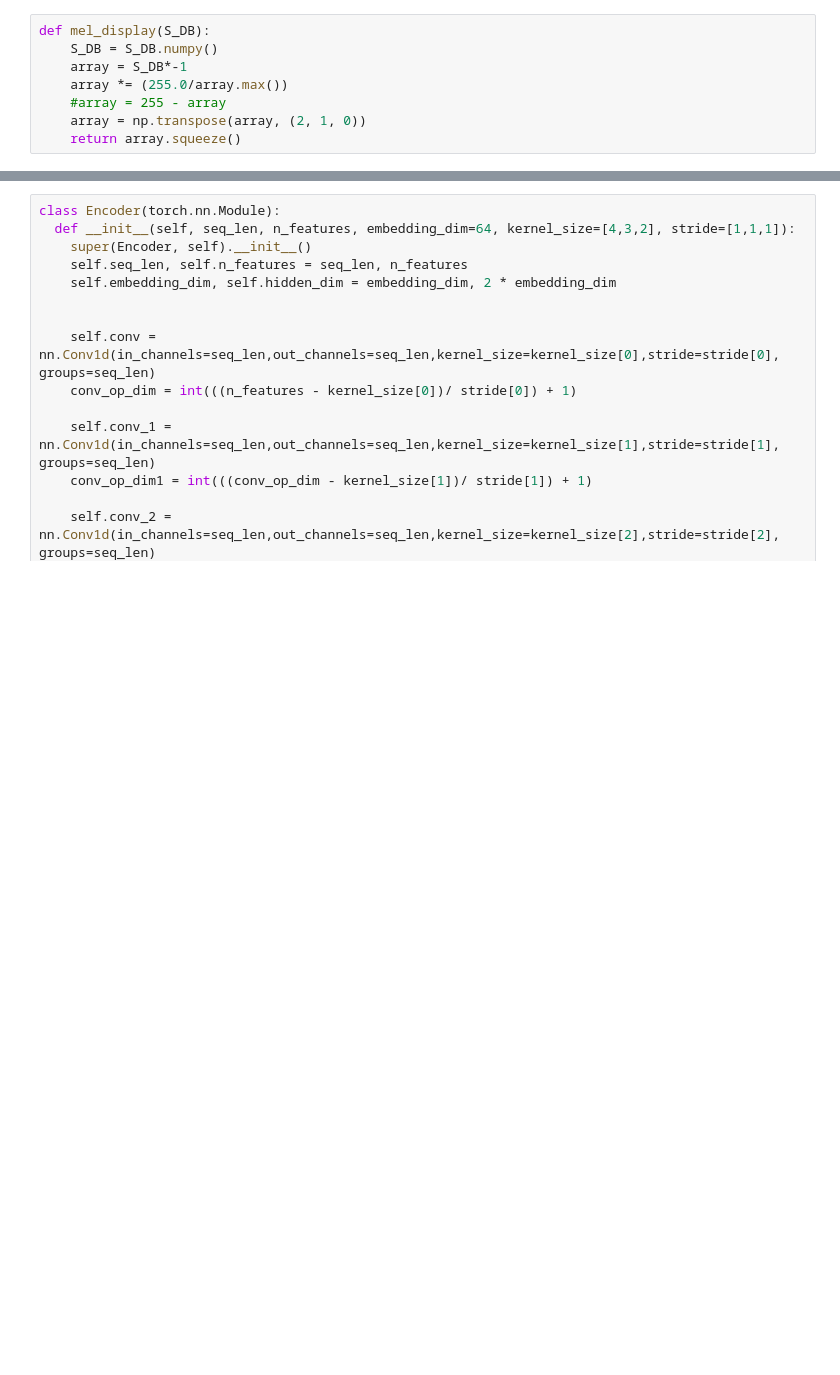
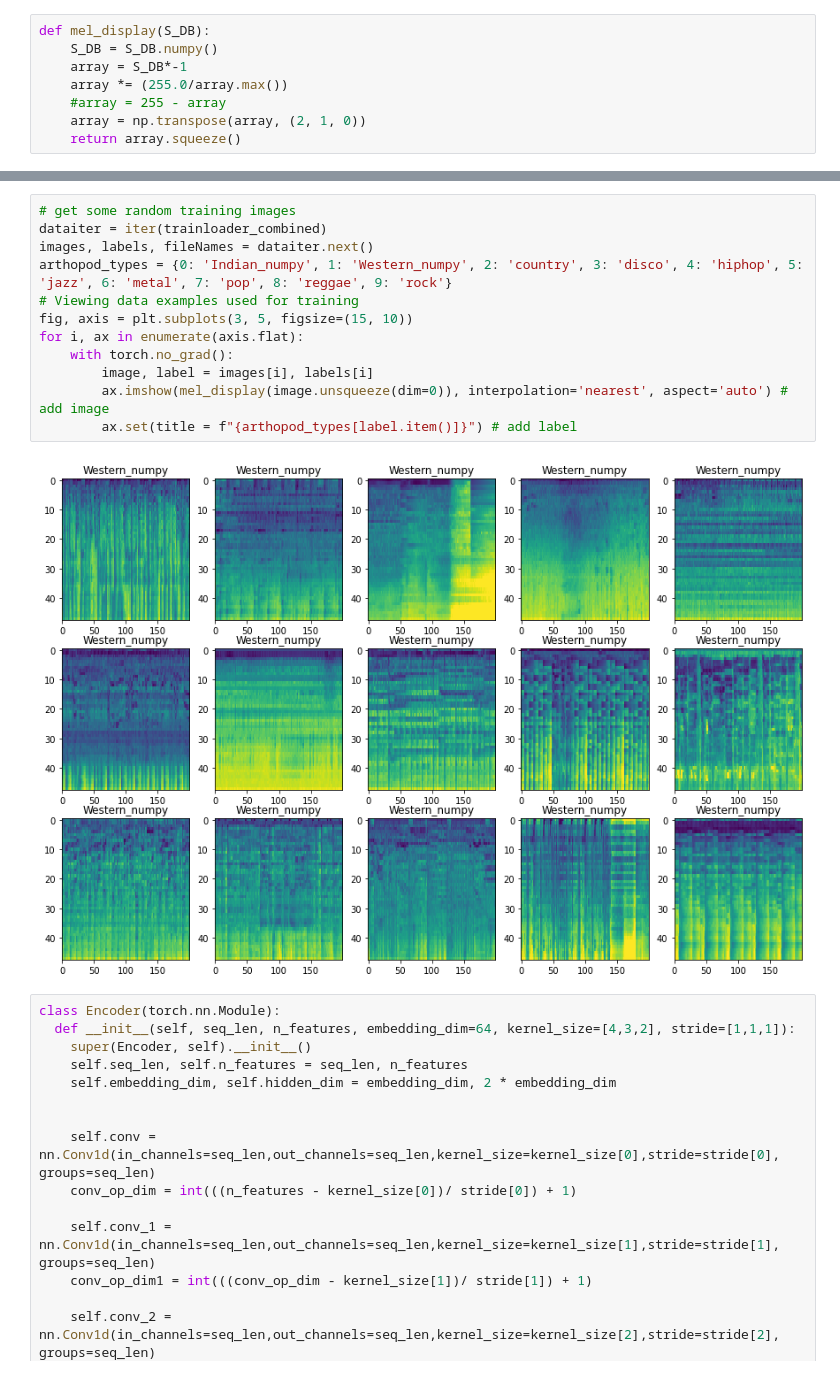
Before and after one commit to agarr3/vajra-new-2, a Jupyter notebook: AE_HYBRID_GTZAN.ipynb, the cells around one changed output, grey strips where cells are left out. Drawn from its saved outputs; the diff is of its cells as text; blank space fills up the shorter version.

```diff
--- a/AE_HYBRID_GTZAN.ipynb
+++ b/AE_HYBRID_GTZAN.ipynb
@@ -298,3 +365,17 @@ for i, ax in enumerate(axis.flat):
+# %%
+# get some random training images
+dataiter = iter(trainloader_combined)
+images, labels, fileNames = dataiter.next()
+arthopod_types = {0: 'Indian_numpy', 1: 'Western_numpy', 2: 'country', 3: 'disco', 4: 'hiphop', 5: 'jazz', 6: 'metal', 7: 'pop', 8: 'reggae', 9: 'rock'}
+# Viewing data examples used for training
+fig, axis = plt.subplots(3, 5, figsize=(15, 10))
+for i, ax in enumerate(axis.flat):
+    with torch.no_grad():
+        image, label = images[i], labels[i]
+        ax.imshow(mel_display(image.unsqueeze(dim=0)), interpolation='nearest', aspect='auto') # add image
+        ax.set(title = f"{arthopod_types[label.item()]}") # add label
+# %% [output]
+[figure, added]
 # %%
 class Encoder(torch.nn.Module):
   def __init__(self, seq_len, n_features, embedding_dim=64, kernel_size=[4,3,2], stride=[1,1,1]):
```
Also changed, not shown: parts of 28 cells of this notebook.
